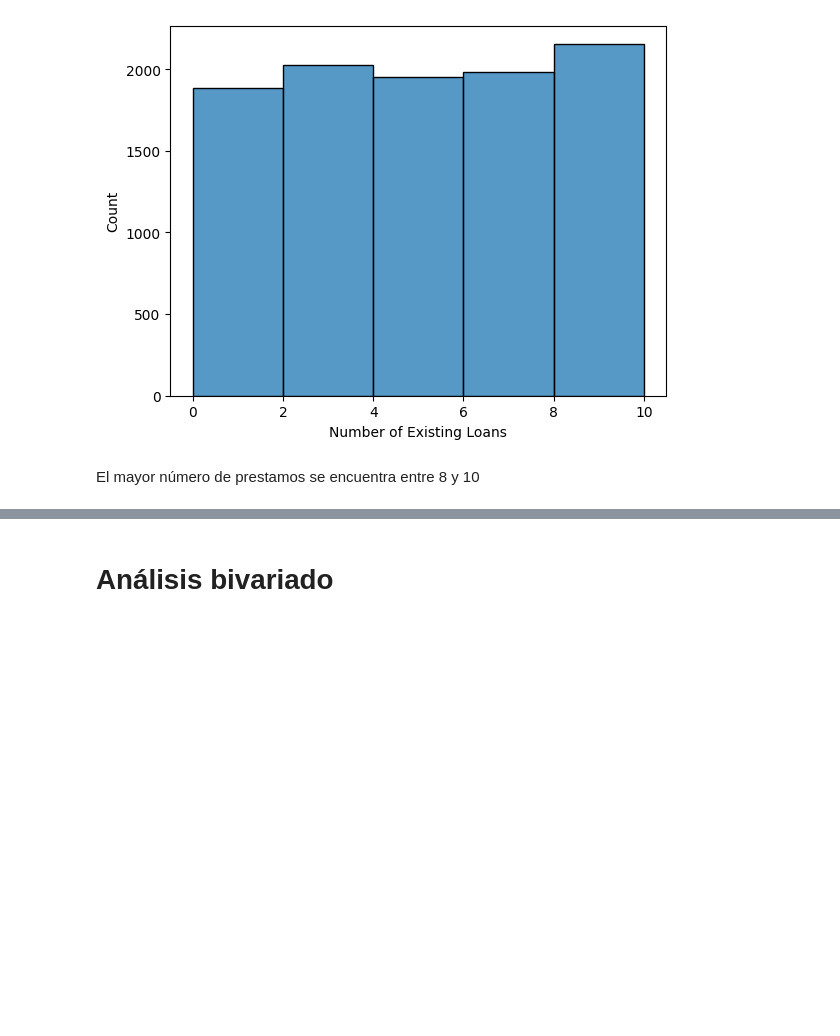
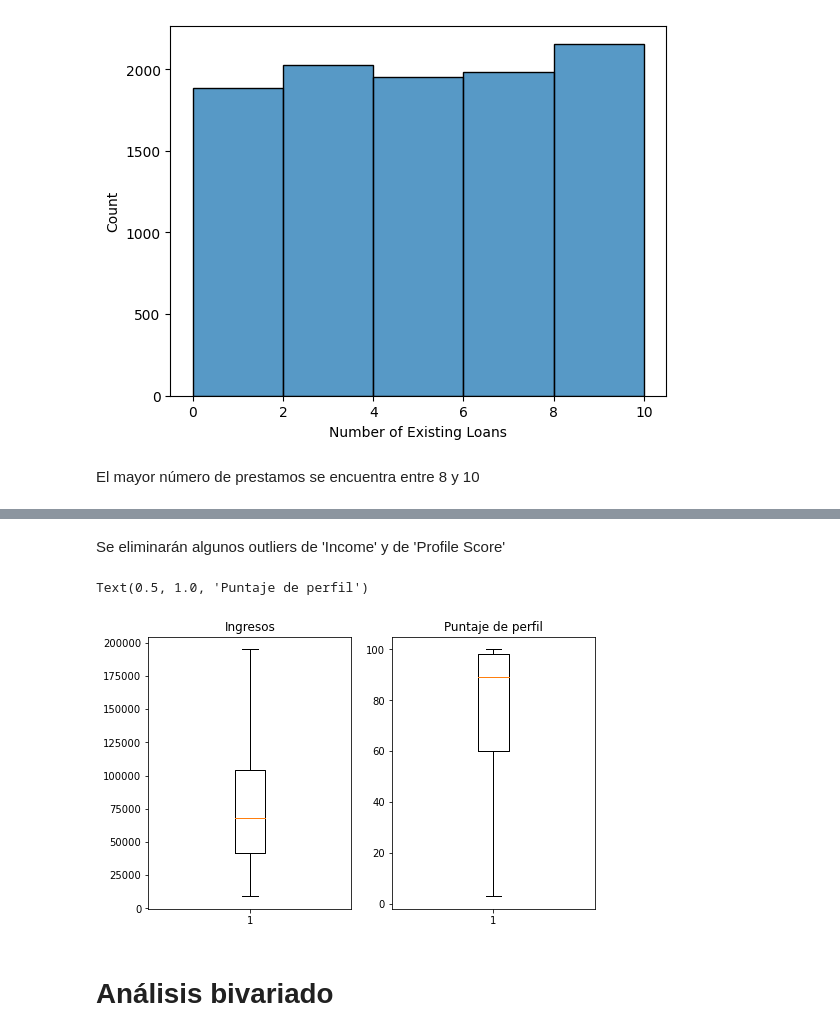
Before and after one commit to parivgabriela/tec_sup_ciencia_datos_ia, a Jupyter notebook: desarrollo_inteligencia_art/tp-integrador-credit-score/Entrega_3_Grupo_8.ipynb, the cells around one changed output, grey strips where cells are left out. Drawn from its saved outputs; the diff is of its cells as text; code cells hidden in the pictures; blank space fills up the shorter version.

```diff
--- a/desarrollo_inteligencia_art/tp-integrador-credit-score/Entrega_3_Grupo_8.ipynb
+++ b/desarrollo_inteligencia_art/tp-integrador-credit-score/Entrega_3_Grupo_8.ipynb
@@ -298,0 +312,2 @@ plt.show()
+# %% [markdown]
+Se eliminarán algunos outliers de 'Income' y de 'Profile Score'
@@ -299,3 +344,13 @@ plt.show()
+# %%
+fig, axs = plt.subplots(1, 2, figsize=(8,5))
+axs[0].boxplot(dfd0['Income'])
+axs[0].set_title("Ingresos")
+
+axs[1].boxplot(dfd0['Profile Score'])
+axs[1].set_title("Puntaje de perfil")
+# %% [output]
+Text(0.5, 1.0, 'Puntaje de perfil')
+[figure, added]
 # %% [markdown]
 # Análisis bivariado
 # %% [markdown]
```
Also changed, not shown: parts of 44 cells of this notebook.
